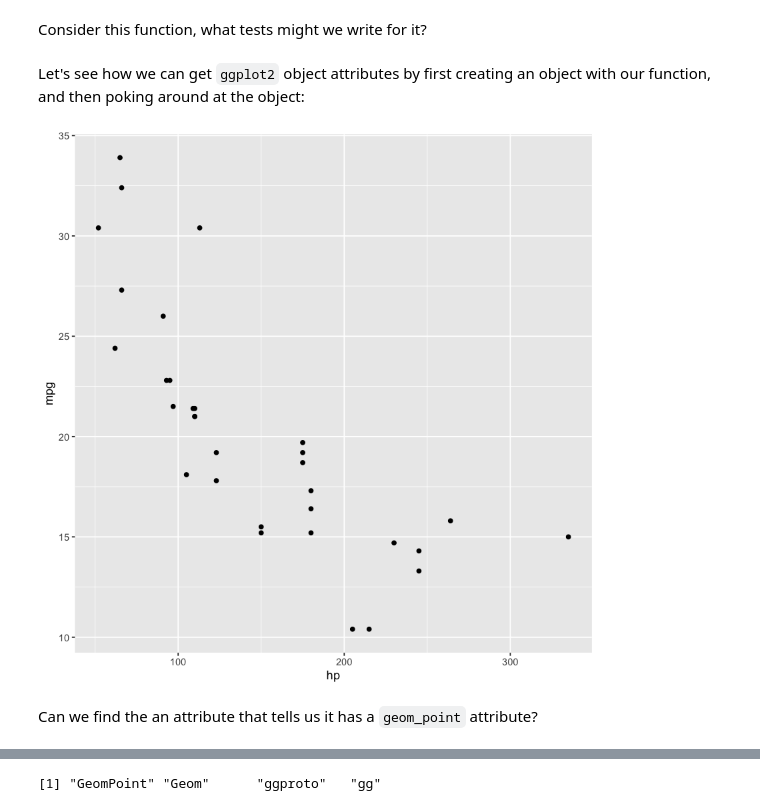
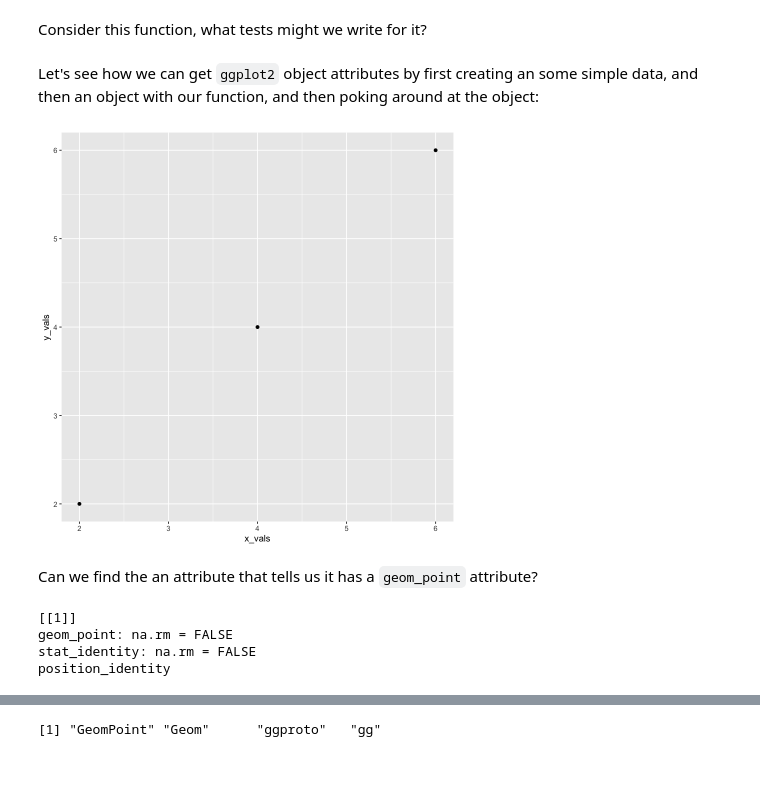
Before and after one commit to Julie-M-Zhu/foofactors, a Jupyter notebook: docs/_sources/materials/lectures/03_lecture-code-review-and-testing.ipynb, the cells around one changed output, grey strips where cells are left out. Drawn from its saved outputs; the diff is of its cells as text; code cells hidden in the pictures; blank space fills up the shorter version.

```diff
--- a/docs/_sources/materials/lectures/03_lecture-code-review-and-testing.ipynb
+++ b/docs/_sources/materials/lectures/03_lecture-code-review-and-testing.ipynb
@@ -161,11 +172,21 @@ scatter2d <- function(data, x, y) {
         ggplot2::geom_point()
 }
 # %% [markdown]
-Let's see how we can get `ggplot2` object attributes by first creating an object with our function, and then poking around at the object:
+Let's see how we can get `ggplot2` object attributes by first creating an some simple data, and then an object with our function, and then poking around at the object:
+# %%
+test_data <- dplyr::tibble(x_vals = c(2, 4, 6),
+                   y_vals = c(2, 4, 6))
 # %%
-plot2d <- scatter2d(mtcars, hp, mpg)
+plot2d <- scatter2d(test_data, x_vals, y_vals)
 plot2d
 # %% [output]
-[figure, old version]
+[figure, new version]
 # %% [markdown]
 Can we find the an attribute that tells us it has a `geom_point` attribute?
+# %%
+plot2d$layers
+# %% [output]
+[[1]]
+geom_point: na.rm = FALSE
+stat_identity: na.rm = FALSE
+position_identity
```
Also changed, not shown: parts of 27 cells of this notebook, 11 other files.
